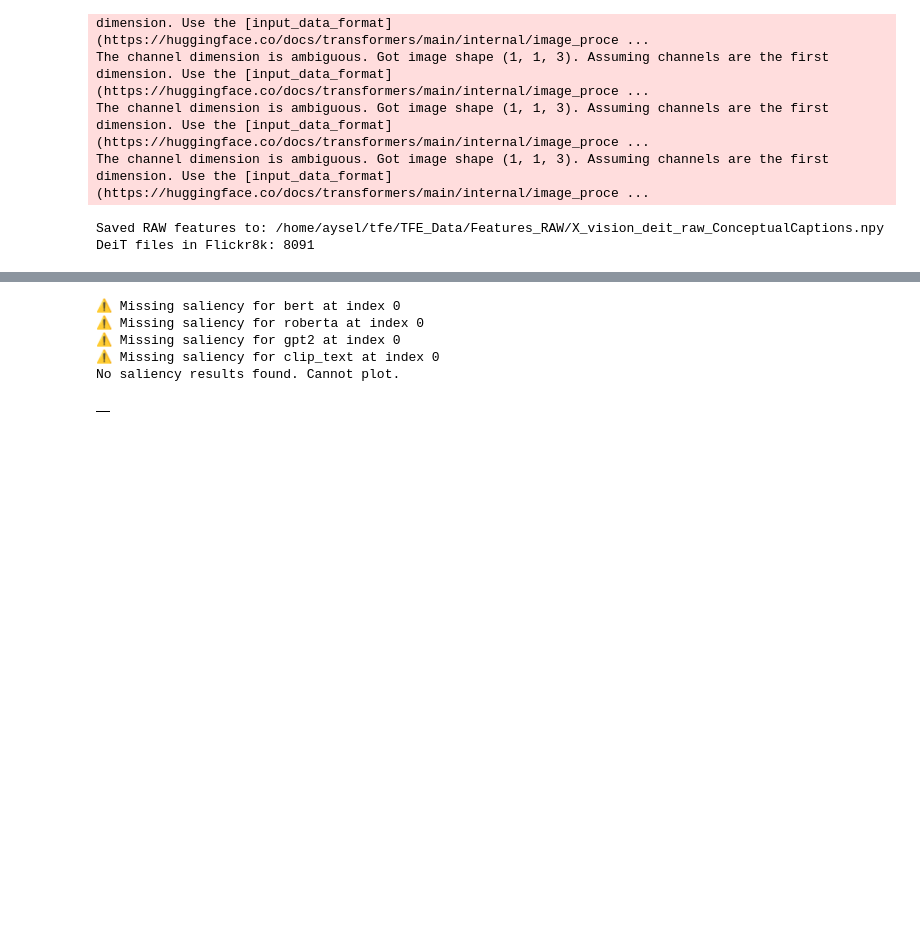
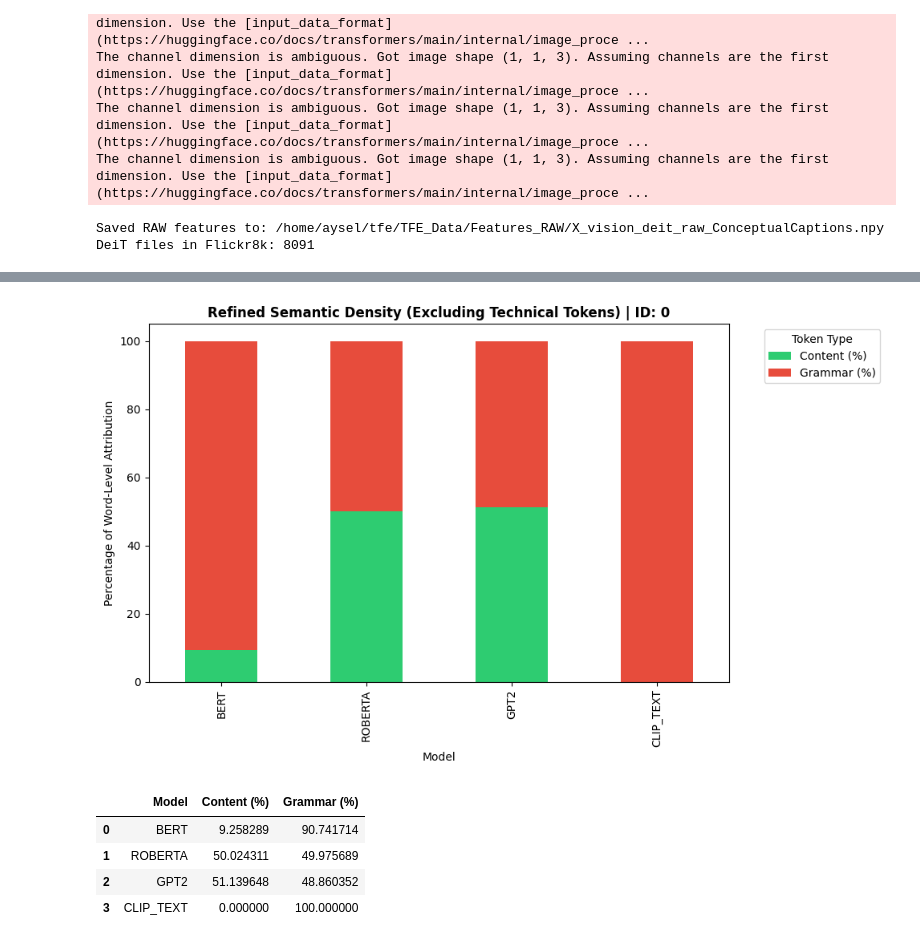
Before and after one commit to ayselatx/tfe, a Jupyter notebook: Unimodal_Indexation.ipynb, the cells around one changed output, grey strips where cells are left out. Drawn from its saved outputs; the diff is of its cells as text; code cells hidden in the pictures; blank space fills up the shorter version.

Commit message:
push to test text xai

```diff
--- a/Unimodal_Indexation.ipynb
+++ b/Unimodal_Indexation.ipynb
@@ -1081,16 +1276,16 @@ for ds_name in all_datasets:
 # %%
-calculate_semantic_density(
+calculate_semantic_density_refined(
     img_idx=0,
     dataset_name="Flickr8k",
     text_models=["bert", "roberta", "gpt2", "clip_text"]
 )
 # %% [output]
-⚠️ Missing saliency for bert at index 0
-⚠️ Missing saliency for roberta at index 0
-⚠️ Missing saliency for gpt2 at index 0
-⚠️ Missing saliency for clip_text at index 0
-No saliency results found. Cannot plot.
+[figure, added]
-|  |
+|  | Model | Content (%) | Grammar (%) |
+| 0 | BERT | 9.258289 | 90.741714 |
+| 1 | ROBERTA | 50.024311 | 49.975689 |
+| 2 | GPT2 | 51.139648 | 48.860352 |
+| 3 | CLIP_TEXT | 0.000000 | 100.000000 |
 # %%
 calculate_model_correlation(
     img_idx=0,
```
Also changed, not shown: parts of 5 cells of this notebook.
